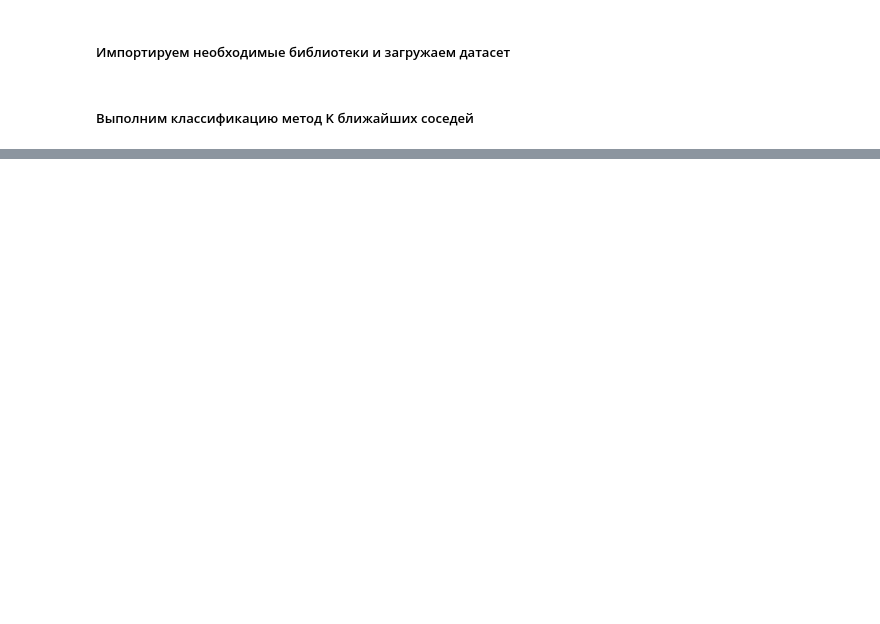
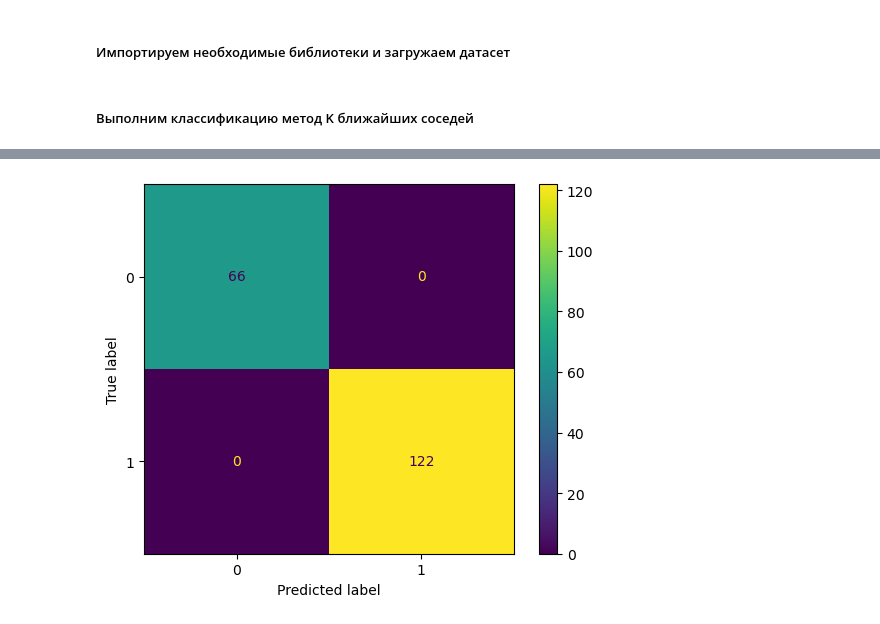
Before and after one commit to stefoff/vvsu_ml, a Jupyter notebook: Lab4/Lab4.ipynb, the cells around one changed output, grey strips where cells are left out. Saved outputs shown, nothing was run; the diff lists cells and outputs as text; code cells hidden in the pictures; blank space fills up the shorter version.

```diff
--- a/Lab4/Lab4.ipynb
+++ b/Lab4/Lab4.ipynb
@@ -35,0 +46,6 @@ array([0, 1, 1, 1, 1, 1, 0, 1, 1, 1, 0, 1, 0, 0, 0, 1, 1, 0, 1, 1, 0, 1,
+# %%
+# 5 соседей
+Knn5 = KNeighborsClassifier(n_neighbors=5)
+Knn5.fit(xTrain, yTrain)
+yPred5 = Knn5.predict(xTest)
+yPred5
@@ -35,0 +124,9 @@ array([0, 1, 1, 1, 1, 1, 0, 1, 1, 1, 0, 1, 0, 0, 0, 1, 1, 0, 1, 1, 0, 1,
+# %%
+conMat3 = confusion_matrix(yTest, yPred3)
+print(f'3 соседа:\n{conMat3}')
+
+conMat5 = confusion_matrix(yTest, yPred5)
+print(f'5 соседей:\n{conMat5}')
+
+conMat7 = confusion_matrix(yTest, yPred7)
+print(f'7 соседей:\n{conMat7}')
@@ -35,0 +143,8 @@ array([0, 1, 1, 1, 1, 1, 0, 1, 1, 1, 0, 1, 0, 0, 0, 1, 1, 0, 1, 1, 0, 1,
+# %%
+import matplotlib.pyplot as plt
+
+cmDisp = ConfusionMatrixDisplay(confusion_matrix = conMat5, display_labels=[0,1])
+cmDisp.plot()
+plt.show()
+# %% [output]
+[figure, added]
```
Also changed, not shown: parts of 47 cells of this notebook.
